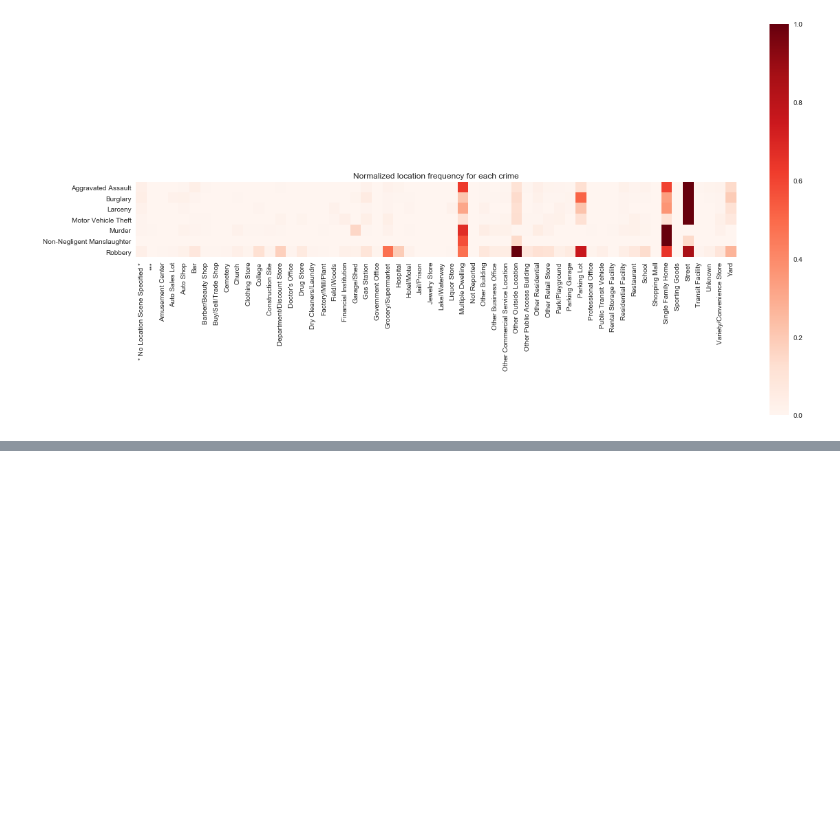
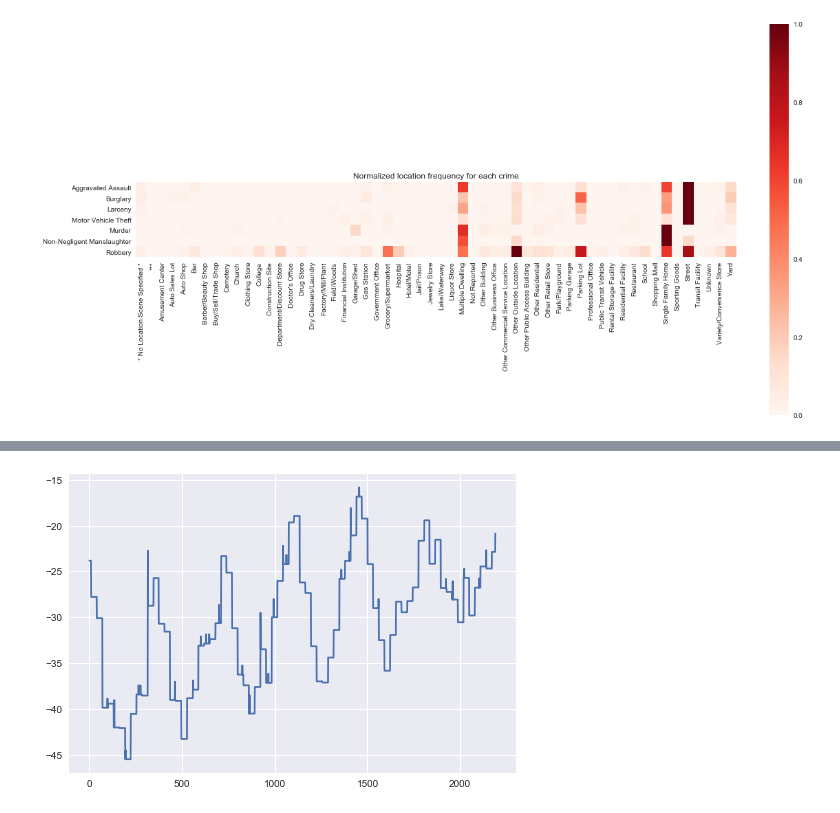
Before and after one commit to binshuangli/UPSTAT2018_RPDdata, a Jupyter notebook: EDA-extended.ipynb, the cells around one changed output, grey strips where cells are left out. Saved outputs shown, nothing was run; the diff lists cells and outputs as text; code cells hidden in the pictures; blank space fills up the shorter version.

```diff
--- a/EDA-extended.ipynb
+++ b/EDA-extended.ipynb
@@ -275,0 +317,19 @@ plt.show()
+# %%
+hol_data=all_crime_data[all_crime_data['Holiday']]
+# %%
+daily_count_holiday=hol_data.resample('D').size()
+# %%
+X_holiday = daily_count_holiday.values
+# %%
+diff_holiday = list()
+for i in range(days_in_year, len(X_holiday)):
+	month_str = str(daily_count_holiday.index[i].year-1)+'-'+str(daily_count_holiday.index[i].month)
+	month_mean_last_year = daily_count[month_str].mean()
+	value = X_holiday[i] - month_mean_last_year
+	diff_holiday.append(value)
+# %%
+pyplot.plot(diff_holiday)
+pyplot.show()
+#seasonality adjusted holiday crime data
+# %% [output]
+[figure, added]
```
Also changed, not shown: parts of 15 cells of this notebook.
